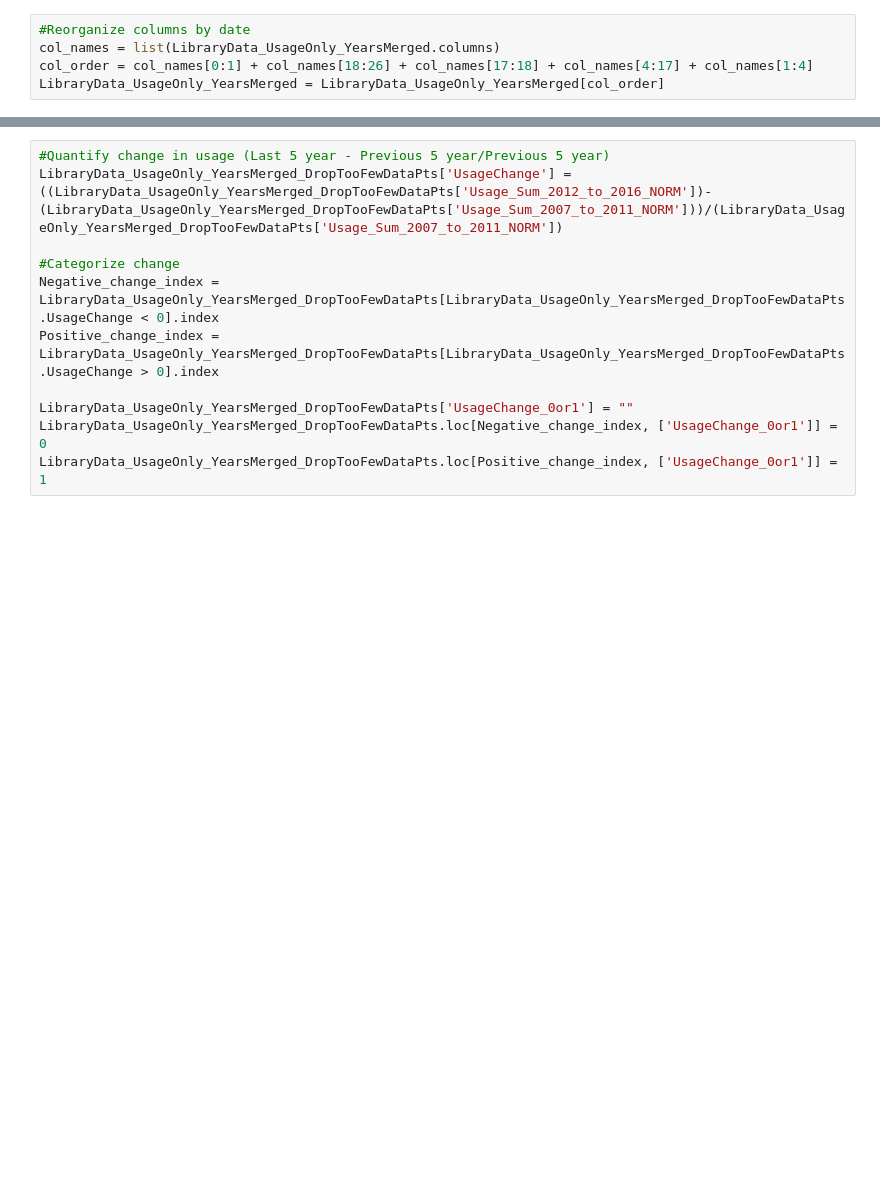
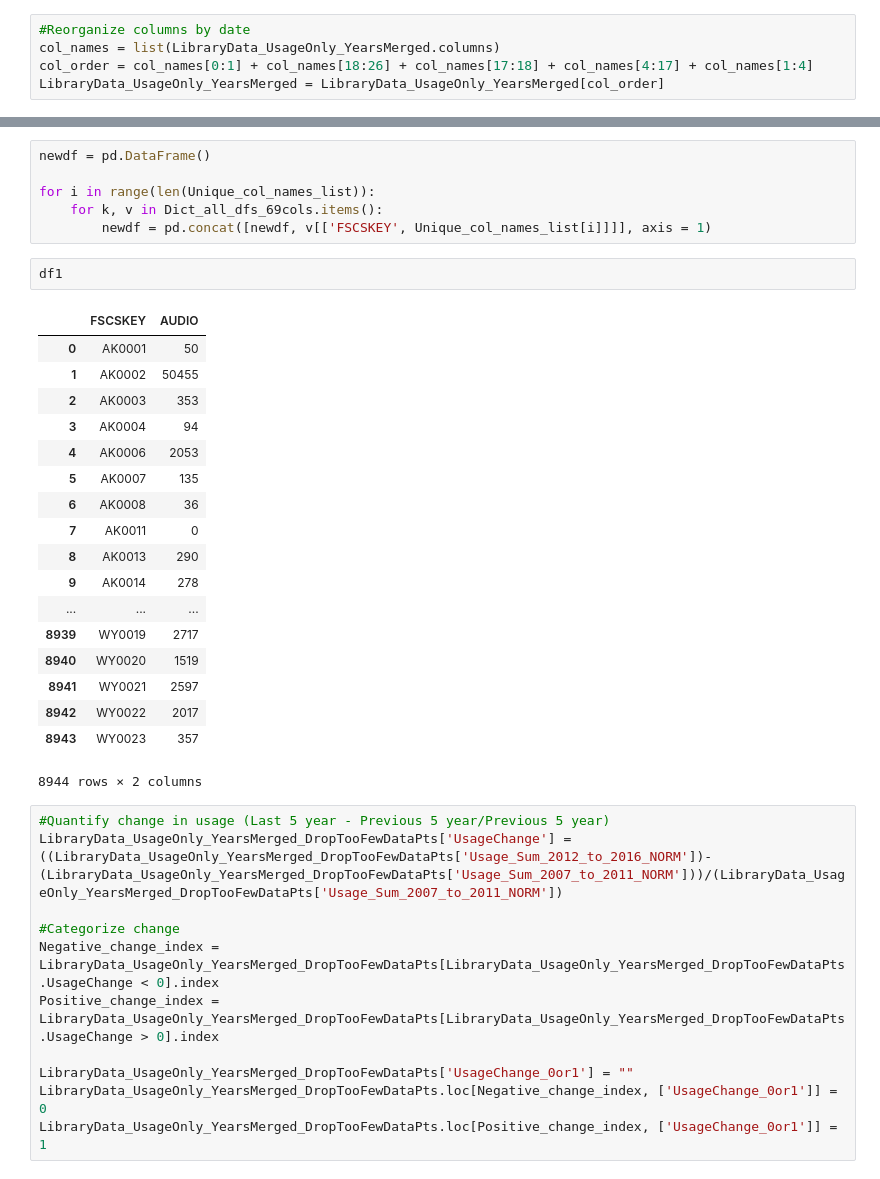
Before and after one commit to olgabane/Insight2019_LibraryProject, a Jupyter notebook: Library_Week2_Notebook3_ML#1.ipynb, the cells around one changed output, grey strips where cells are left out. Drawn from its saved outputs; the diff is of its cells as text; blank space fills up the shorter version.

```diff
--- a/Library_Week2_Notebook3_ML#1.ipynb
+++ b/Library_Week2_Notebook3_ML#1.ipynb
@@ -521,3 +612,30 @@ LibraryData_UsageOnly_YearsMerged_DropTooFewDataPts
+# %%
+newdf = pd.DataFrame()
+
+for i in range(len(Unique_col_names_list)):
+    for k, v in Dict_all_dfs_69cols.items():
+        newdf = pd.concat([newdf, v[['FSCSKEY', Unique_col_names_list[i]]]], axis = 1)
+# %%
+df1
+# %% [output]
+|  | FSCSKEY | AUDIO |
+| 0 | AK0001 | 50 |
+| 1 | AK0002 | 50455 |
+| 2 | AK0003 | 353 |
+| 3 | AK0004 | 94 |
+| 4 | AK0006 | 2053 |
+| 5 | AK0007 | 135 |
+| 6 | AK0008 | 36 |
+| 7 | AK0011 | 0 |
+| 8 | AK0013 | 290 |
+| 9 | AK0014 | 278 |
+| ... | ... | ... |
+| 8939 | WY0019 | 2717 |
+| 8940 | WY0020 | 1519 |
+| 8941 | WY0021 | 2597 |
+| 8942 | WY0022 | 2017 |
+| 8943 | WY0023 | 357 |
+8944 rows × 2 columns
 # %%
 #Quantify change in usage (Last 5 year - Previous 5 year/Previous 5 year)
 LibraryData_UsageOnly_YearsMerged_DropTooFewDataPts['UsageChange'] =  ((LibraryData_UsageOnly_YearsMerged_DropTooFewDataPts['Usage_Sum_2012_to_2016_NORM'])-(LibraryData_UsageOnly_YearsMerged_DropTooFewDataPts['Usage_Sum_2007_to_2011_NORM']))/(LibraryData_UsageOnly_YearsMerged_DropTooFewDataPts['Usage_Sum_2007_to_2011_NORM'])
```
Also changed, not shown: parts of 16 cells of this notebook.
